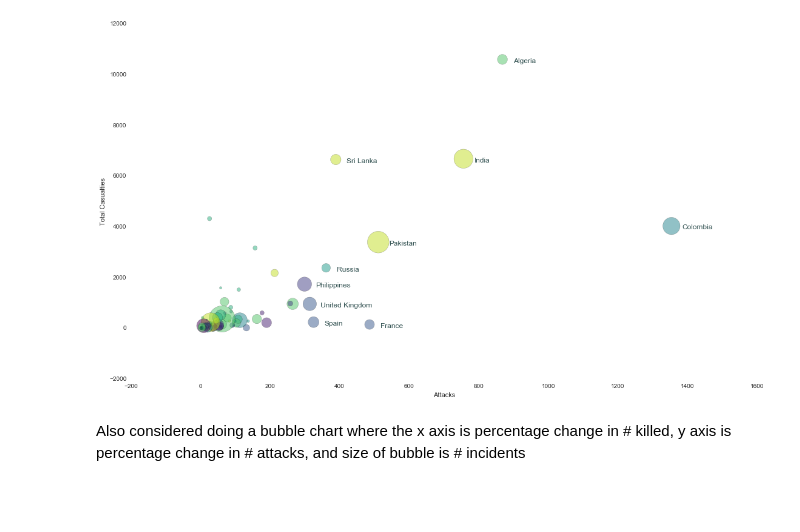
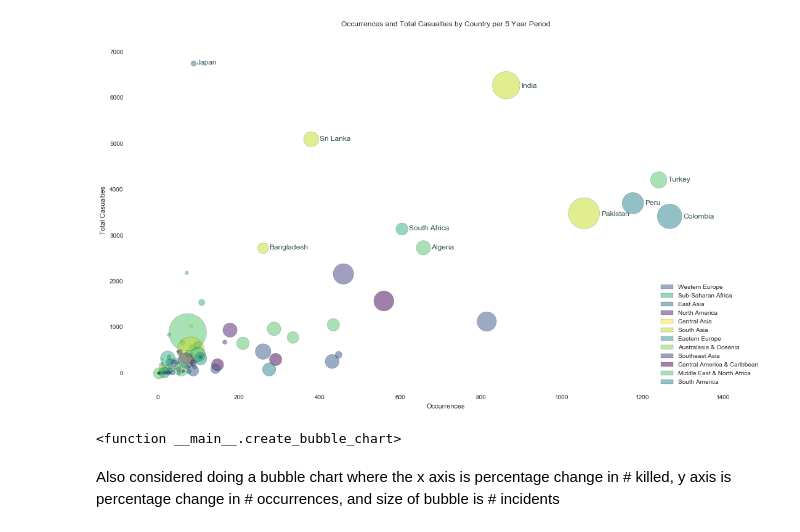
Before and after one commit to ICT4SD/Terrorism_Analysis, a Jupyter notebook: IVIS/package/Bubble Chart Class.ipynb, the cells around one changed output. Cells and saved outputs as stored; diff of their text form; code cells hidden in the pictures; blank space fills up the shorter version.

Commit message:
Adjusted Bubble Chart based on Viola's suggestions

```diff
--- a/IVIS/package/Bubble Chart Class.ipynb
+++ b/IVIS/package/Bubble Chart Class.ipynb
@@ -129,7 +110,7 @@ class Bubble_Chart_Data():
     def aggregate_by_subgroup(self):
         '''Returns sum and count merged together'''
         self.new_data = pd.concat((self.count_by_subgroup(), self.sum_by_subgroup()), axis=1, join='outer')
-        self.new_data.columns = ['attacks', 'total ' + self.values]
+        self.new_data.columns = ['occurrences', self.values]
         self.new_data.reset_index(level=self.color, inplace=True)
 
     def count_by_group(self):
@@ -152,7 +133,28 @@ class Bubble_Chart_Data():
         colordict = dict(zip(color_cats, colors))
         self.new_data['color'] = self.new_data[self.color].apply(lambda x: colordict[x])
 
+    def process_bubble_chart_data(self):
+        '''Prepares bubble chart to be plotted'''
+        self.aggregate_by_subgroup()
+        self.set_bubble_size(bubble_chart.count_by_group(), 'all-time occurrences')
+        self.add_color_dict()
+        self.new_data.reset_index(level=bubble_chart.bubble_id, inplace=True)
+        return bubble_chart
+
     def filter_for_user(self, user_input):
         '''Selects the part of the data that the user selected'''
         #This assumes you've already run agg by bubbleID, should also handle key error
-        self.new_data = self.new_data.loc[(slice(None), user_input), :]
+        self.new_data = self.new_data.loc[user_input, :]
+
+    def create_legend(self):
+        '''Takes an object from the bubble chart data class and creates an appropriate legend. Must be called after process data'''
+        grouped_by_color = group_by_columns(self.new_data, [self.color, 'color'], self.bubble_id)
+        counted_by_color = count_by_groups(grouped_by_color)
+        counted_by_color.reset_index(inplace=True)
+
+        colors_legend = {}
+
+        for i in range(0, len(counted_by_color)):
+            colors_legend[counted_by_color[self.color][i]] = cm.viridis(counted_by_color['color'][i])
+
+        return colors_legend
@@ -163,2 +160,0 @@ bubble_chart.aggregate_by_subgroup()
-# %%
-bubble_chart.set_bubble_size(bubble_chart.count_by_group(), 'All-Time Attacks')
@@ -186,6 +160,0 @@ def select_bubble_chart_year(year_range, bubble_chart):
-# %%
-bubble_chart = process_bubble_chart_data()
-
-bubble_chart = select_bubble_chart_year('(2010, 2015]', bubble_chart)
-
-bubble_chart.new_data
@@ -238,2 +163,0 @@ bubble_chart.new_data
-# %%
-bubble_chart.new_data = bubble_chart.new_data.sort_values('attacks', ascending=False)
@@ -308,9 +224,12 @@ create_bubble_chart(2005)
 # %%
-interact(create_bubble_chart, year=widgets.IntSlider(min=1975,max=2015,step=5,value=2015))
+bb_yr = widgets.IntSlider(min=1975,max=2015,step=5,value=1995)
+bb_yr.layout.width = '90%'
+interact(create_bubble_chart, year=bb_yr)
 # %% [output]
-[figure, old version]
+[figure, new version]
+<function __main__.create_bubble_chart>
 # %% [markdown]
-Also considered doing a bubble chart where the x axis is percentage change in # killed, y axis is percentage change in # attacks, and size of bubble is # incidents
+Also considered doing a bubble chart where the x axis is percentage change in # killed, y axis is percentage change in # occurrences, and size of bubble is # incidents
 # %%
 #this is useful in general, don't make it specific to bubble chart
 def create_total(to_sum, sum_by):
```
Also changed, not shown: parts of 21 cells of this notebook.
